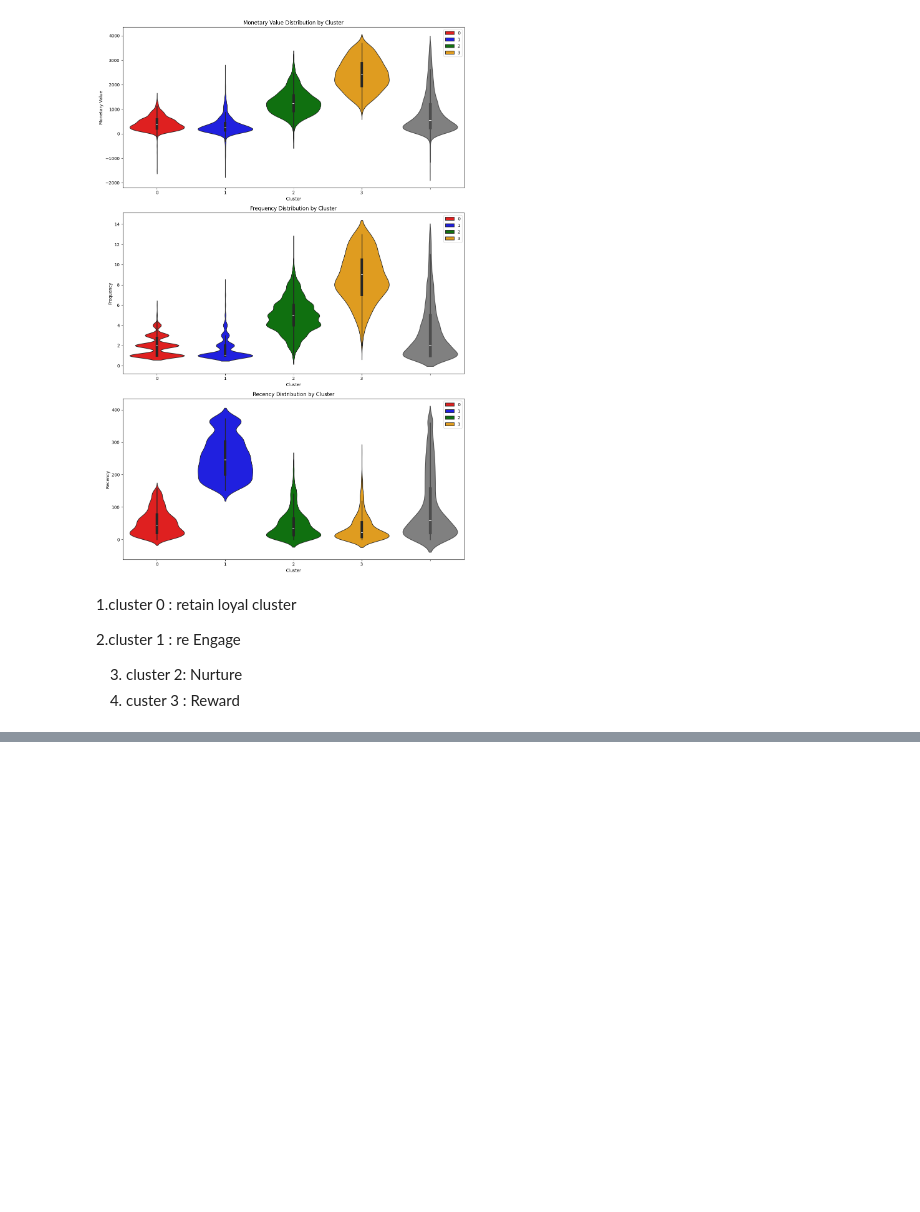
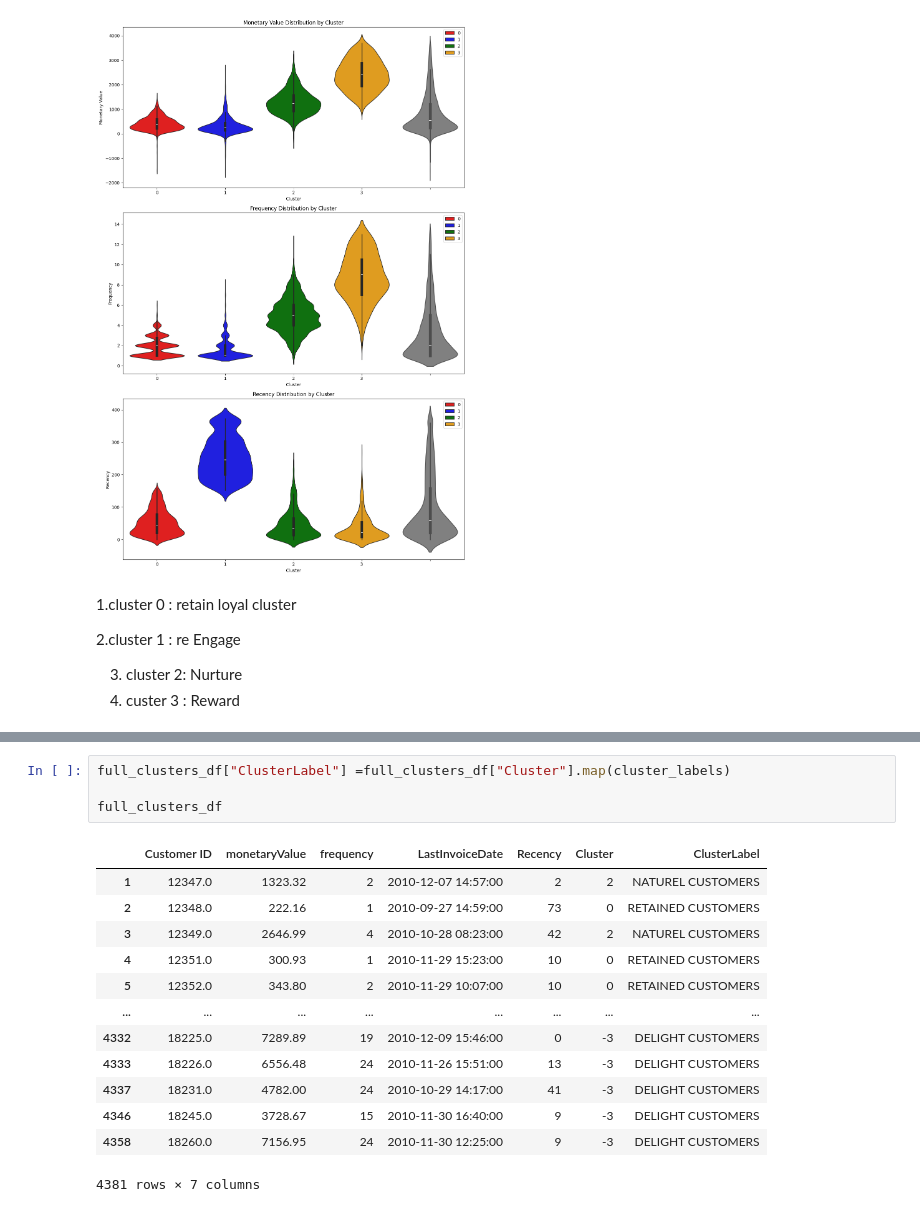
Before and after one commit to abhayyadav9/machineLearning, a Jupyter notebook: UnSupervised_learning/Kmean/customer_segmentaaaaatio.ipynb, the cells around one changed output, grey strips where cells are left out. Drawn from its saved outputs; the diff is of its cells as text; blank space fills up the shorter version.

```diff
--- a/UnSupervised_learning/Kmean/customer_segmentaaaaatio.ipynb
+++ b/UnSupervised_learning/Kmean/customer_segmentaaaaatio.ipynb
@@ -708,0 +724,18 @@ Passing `palette` without assigning `hue` is deprecated and will be removed in v
+# %%
+full_clusters_df["ClusterLabel"] =full_clusters_df["Cluster"].map(cluster_labels)
+
+full_clusters_df
+# %% [output]
+|  | Customer ID | monetaryValue | frequency | LastInvoiceDate | Recency | Cluster | ClusterLabel |
+| 1 | 12347.0 | 1323.32 | 2 | 2010-12-07 14:57:00 | 2 | 2 | NATUREL CUSTOMERS |
+| 2 | 12348.0 | 222.16 | 1 | 2010-09-27 14:59:00 | 73 | 0 | RETAINED CUSTOMERS |
+| 3 | 12349.0 | 2646.99 | 4 | 2010-10-28 08:23:00 | 42 | 2 | NATUREL CUSTOMERS |
+| 4 | 12351.0 | 300.93 | 1 | 2010-11-29 15:23:00 | 10 | 0 | RETAINED CUSTOMERS |
+| 5 | 12352.0 | 343.80 | 2 | 2010-11-29 10:07:00 | 10 | 0 | RETAINED CUSTOMERS |
+| ... | ... | ... | ... | ... | ... | ... | ... |
+| 4332 | 18225.0 | 7289.89 | 19 | 2010-12-09 15:46:00 | 0 | -3 | DELIGHT CUSTOMERS |
+| 4333 | 18226.0 | 6556.48 | 24 | 2010-11-26 15:51:00 | 13 | -3 | DELIGHT CUSTOMERS |
+| 4337 | 18231.0 | 4782.00 | 24 | 2010-10-29 14:17:00 | 41 | -3 | DELIGHT CUSTOMERS |
+| 4346 | 18245.0 | 3728.67 | 15 | 2010-11-30 16:40:00 | 9 | -3 | DELIGHT CUSTOMERS |
+| 4358 | 18260.0 | 7156.95 | 24 | 2010-11-30 12:25:00 | 9 | -3 | DELIGHT CUSTOMERS |
+4381 rows × 7 columns
```
Also changed, not shown: parts of 6 cells of this notebook, 3 other files.
